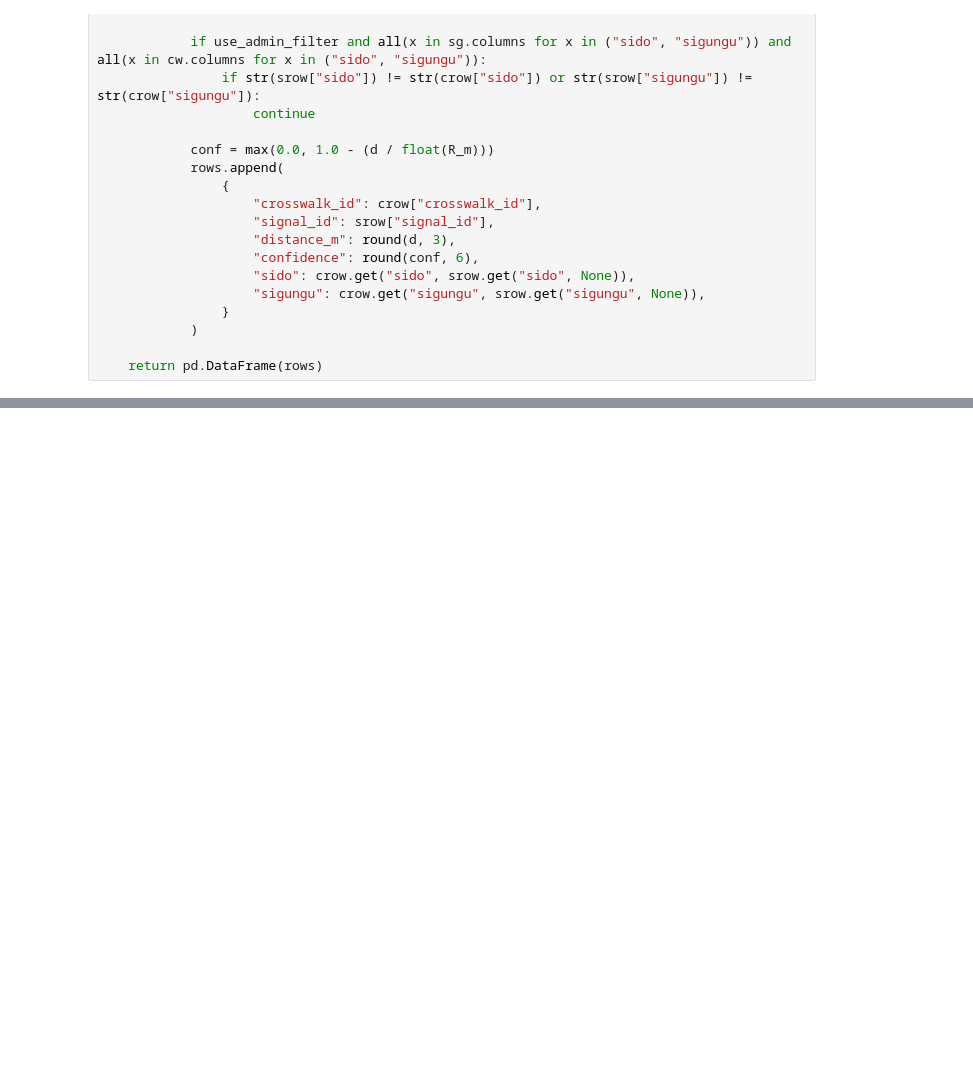
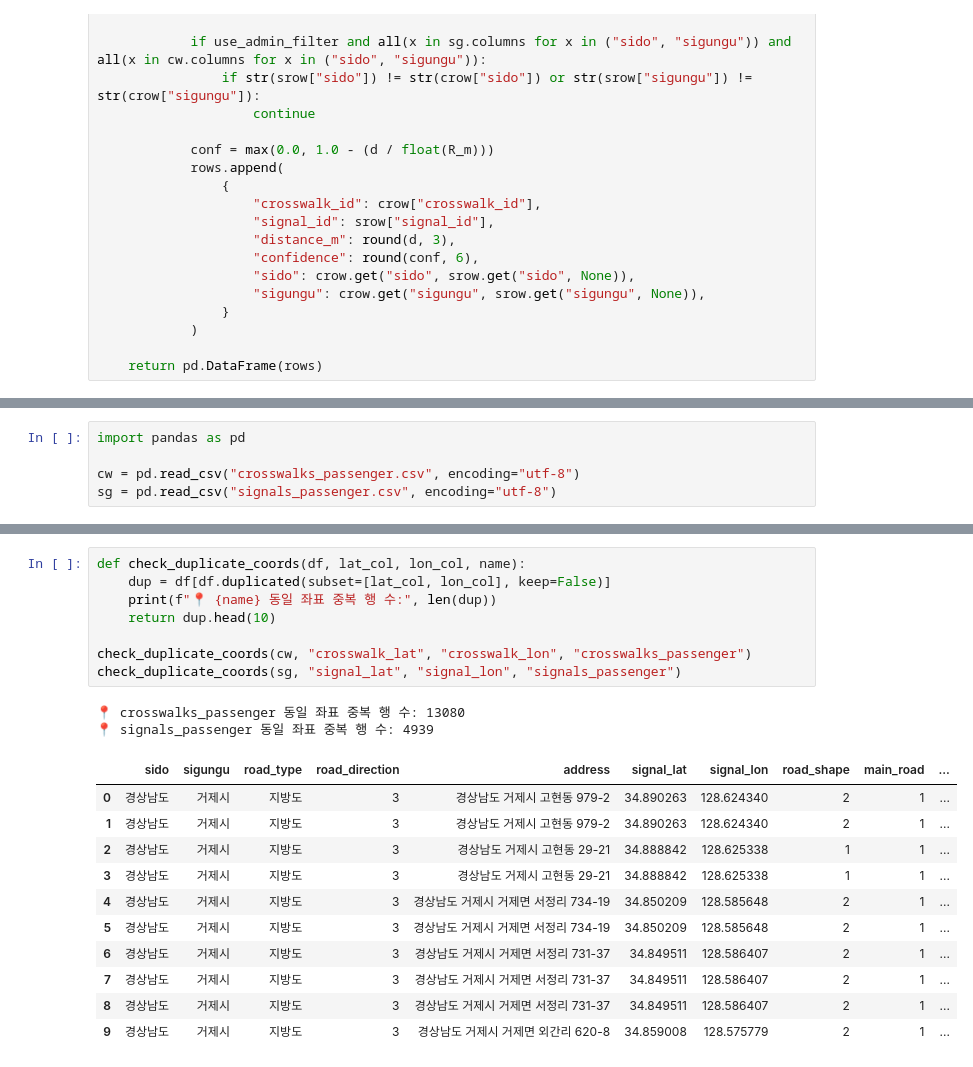
Before and after one commit to kimyuchan-1/MiniProject, a Jupyter notebook: dataset/table_updated.ipynb, the cells around one changed output, grey strips where cells are left out. Cells and saved outputs as stored; diff of their text form; blank space fills up the shorter version.

```diff
--- a/dataset/table_updated.ipynb
+++ b/dataset/table_updated.ipynb
@@ -176,0 +206,5 @@ signals shape: (50000, 15) crosswalks shape: (50000, 19)
+# %%
+import pandas as pd
+
+cw = pd.read_csv("crosswalks_passenger.csv", encoding="utf-8")
+sg = pd.read_csv("signals_passenger.csv", encoding="utf-8")
@@ -176,0 +272,22 @@ signals shape: (50000, 15) crosswalks shape: (50000, 19)
+# %%
+def check_duplicate_coords(df, lat_col, lon_col, name):
+    dup = df[df.duplicated(subset=[lat_col, lon_col], keep=False)]
+    print(f"📍 {name} 동일 좌표 중복 행 수:", len(dup))
+    return dup.head(10)
+
+check_duplicate_coords(cw, "crosswalk_lat", "crosswalk_lon", "crosswalks_passenger")
+check_duplicate_coords(sg, "signal_lat", "signal_lon", "signals_passenger")
+# %% [output]
+📍 crosswalks_passenger 동일 좌표 중복 행 수: 13080
+📍 signals_passenger 동일 좌표 중복 행 수: 4939
+|  | sido | sigungu | road_type | road_direction | address | signal_lat | signal_lon | road_shape | main_road | ... |
+| 0 | 경상남도 | 거제시 | 지방도 | 3 | 경상남도 거제시 고현동 979-2 | 34.890263 | 128.624340 | 2 | 1 | ... |
+| 1 | 경상남도 | 거제시 | 지방도 | 3 | 경상남도 거제시 고현동 979-2 | 34.890263 | 128.624340 | 2 | 1 | ... |
+| 2 | 경상남도 | 거제시 | 지방도 | 3 | 경상남도 거제시 고현동 29-21 | 34.888842 | 128.625338 | 1 | 1 | ... |
+| 3 | 경상남도 | 거제시 | 지방도 | 3 | 경상남도 거제시 고현동 29-21 | 34.888842 | 128.625338 | 1 | 1 | ... |
+| 4 | 경상남도 | 거제시 | 지방도 | 3 | 경상남도 거제시 거제면 서정리 734-19 | 34.850209 | 128.585648 | 2 | 1 | ... |
+| 5 | 경상남도 | 거제시 | 지방도 | 3 | 경상남도 거제시 거제면 서정리 734-19 | 34.850209 | 128.585648 | 2 | 1 | ... |
+| 6 | 경상남도 | 거제시 | 지방도 | 3 | 경상남도 거제시 거제면 서정리 731-37 | 34.849511 | 128.586407 | 2 | 1 | ... |
+| 7 | 경상남도 | 거제시 | 지방도 | 3 | 경상남도 거제시 거제면 서정리 731-37 | 34.849511 | 128.586407 | 2 | 1 | ... |
+| 8 | 경상남도 | 거제시 | 지방도 | 3 | 경상남도 거제시 거제면 서정리 731-37 | 34.849511 | 128.586407 | 2 | 1 | ... |
+| 9 | 경상남도 | 거제시 | 지방도 | 3 | 경상남도 거제시 거제면 외간리 620-8 | 34.859008 | 128.575779 | 2 | 1 | ... |
```
Also changed, not shown: parts of 13 cells of this notebook, 21 other files.
